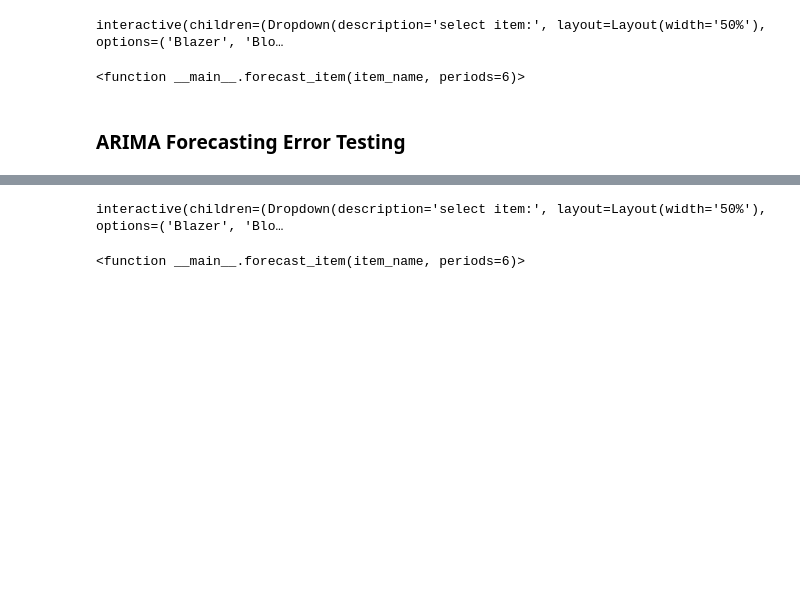
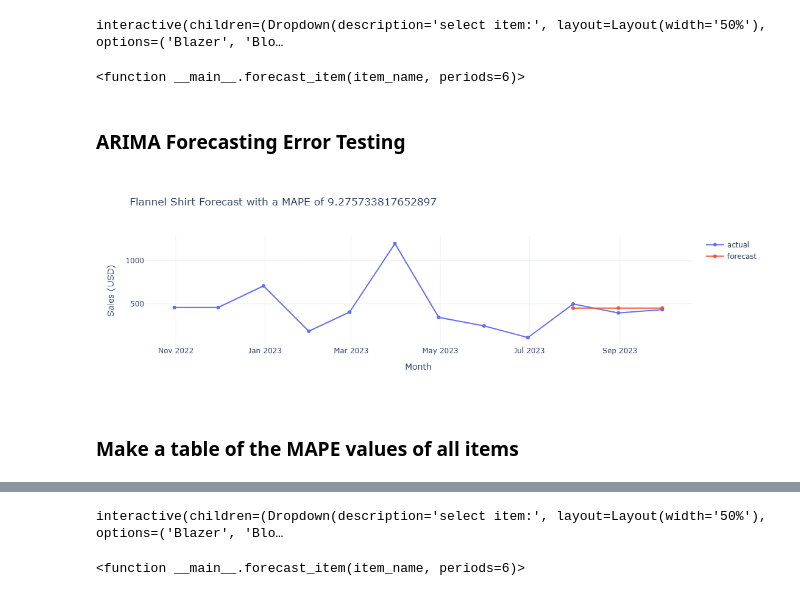
Before and after one commit to vivianli1337/ds4420_project, a Jupyter notebook: collab_series_combined.ipynb, the cells around one changed output, grey strips where cells are left out. Cells and saved outputs as stored; diff of their text form; code cells hidden in the pictures; blank space fills up the shorter version.

```diff
--- a/collab_series_combined.ipynb
+++ b/collab_series_combined.ipynb
@@ -407,9 +402,8 @@ interactive(children=(SelectMultiple(description='choose items:', layout=Layout(
 ### Future Forecasting Time Series
 # %%
 # create monthly total sales dataframe (if not already defined)
-monthly_sales = df.groupby(['item', 'month']).agg(
-    Total_Sales=('amount_usd', 'sum')
-).reset_index()
+monthly_sales = df.groupby(['item', 'month'])['amount_usd'].sum().reset_index()
+monthly_sales.rename(columns={'amount_usd': 'Total_Sales'}, inplace=True)
 
 # define function to forecast item sales using arima
 def forecast_item(item_name, periods=6):
@@ -565 +461,56 @@ forecast_item("Flannel Shirt")
+# %%
+def forecast_item(item_name):
+    # get item data
+    item_df = monthly_sales[monthly_sales['item'] == item_name]
+    item_df['month'] = pd.to_datetime(item_df['month'].astype(str))
+    item_df = item_df.set_index('month').resample('M').sum().fillna(0)
+
+    # split data for testing
+    split = int(len(item_df) * 0.8)
+    train = item_df.iloc[:split]
+    test = item_df.iloc[split:]
+
+    # fit model and forecast
+    model = ARIMA(train['Total_Sales'], order=(0,1,1))
+    model_fit = model.fit()
+    forecast = model_fit.forecast(steps=len(test))
+
+    # make plot
+    fig = go.Figure()
+
+    # actual sales
+    fig.add_trace(go.Scatter(
+        x=item_df.index,
+        y=item_df['Total_Sales'],
+        name='actual',
+        mode='lines+markers'
+    ))
+
+    # compute error metrics
+    abs_error = (forecast - test['Total_Sales']).abs()
+    mape = (abs_error / test['Total_Sales'].replace(0, np.nan)).mean() * 100
+
+    # forecast
+    fig.add_trace(go.Scatter(
+        x=test.index,
+        y=forecast,
+        name='forecast',
+        mode='lines+markers'
+    ))
+
+    fig.update_layout(
+        title=f"{item_name} Forecast with a MAPE of {mape}",
+        xaxis_title="Month",
+        yaxis_title="Sales (USD)",
+        template="plotly_white"
+    )
+
+    fig.show()
+
+# example usage
+forecast_item("Flannel Shirt")
+# %% [output]
+[figure, added]
+# %% [markdown]
+### Make a table of the MAPE values of all items
 # %%
```
Also changed, not shown: parts of 11 cells of this notebook.
